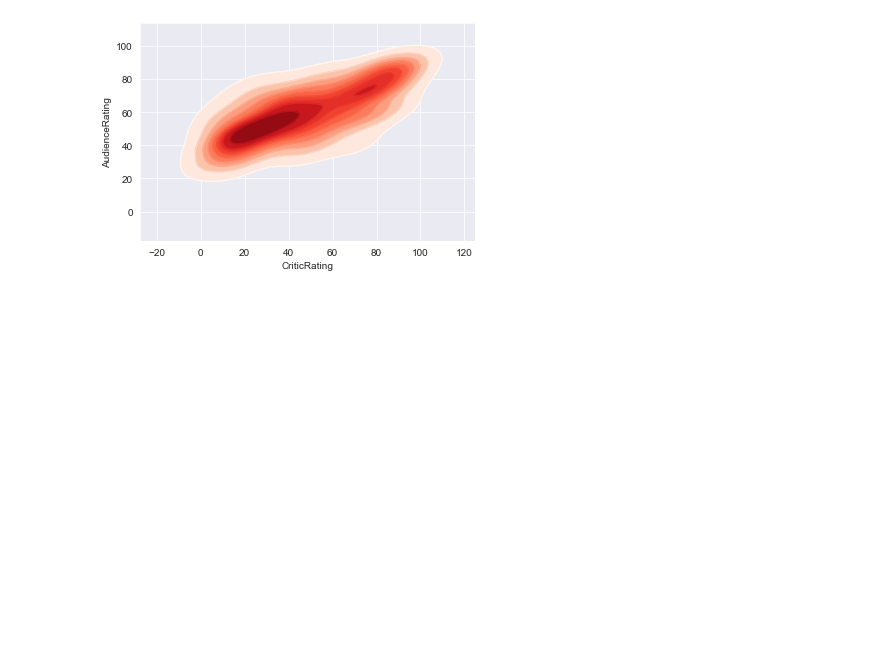
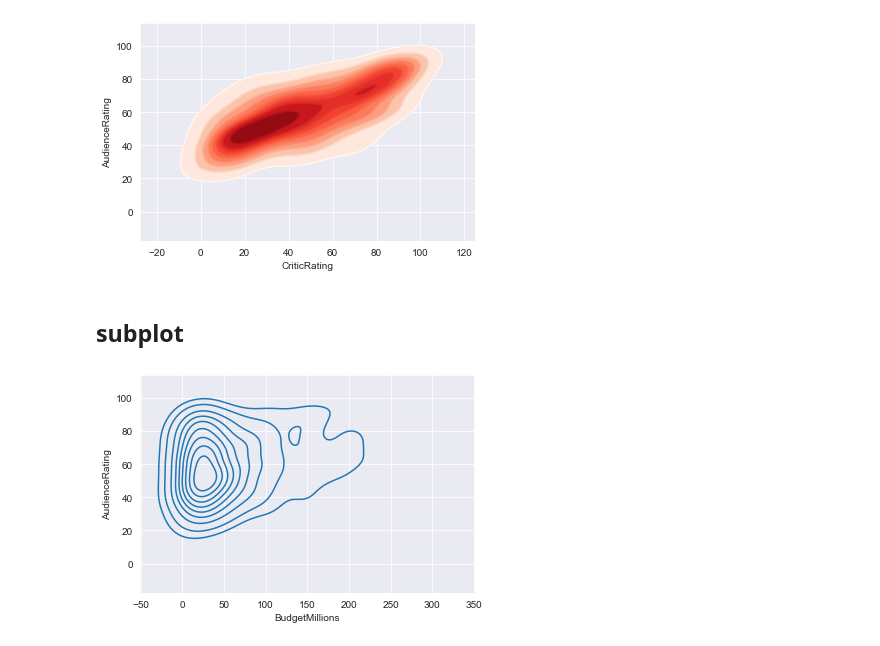
Before and after one commit to twzhangyang/python-for-data-science-path, a Jupyter notebook: src/05-visualization/analytics.ipynb, the cells around one changed output. Cells and saved outputs as stored; diff of their text form; code cells hidden in the pictures; blank space fills up the shorter version.

Commit message:
plot with seaborn

```diff
--- a/src/05-visualization/analytics.ipynb
+++ b/src/05-visualization/analytics.ipynb
@@ -254,3 +254,10 @@ k1 = sns.kdeplot(movies.CriticRating, movies.AudienceRating, shade=True, shade_l
 k1b = sns.kdeplot(movies.CriticRating, movies.AudienceRating, cmap='Reds')
 # %% [output]
 [figure]
+# %% [markdown]
+## subplot
+# %%
+sns.set_style("darkgrid")
+k1 = sns.kdeplot(movies.BudgetMillions, movies.AudienceRating)
+# %% [output]
+[figure, added]
```
Also changed, not shown: parts of 9 cells of this notebook.
